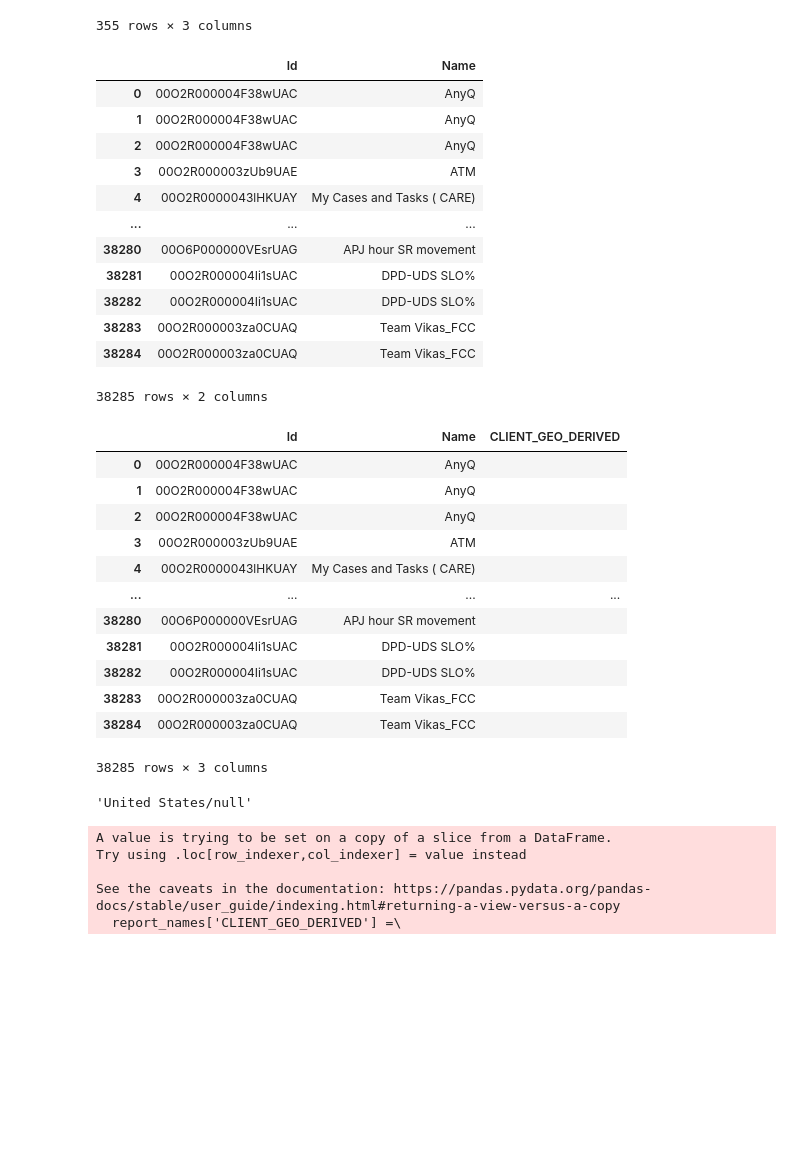
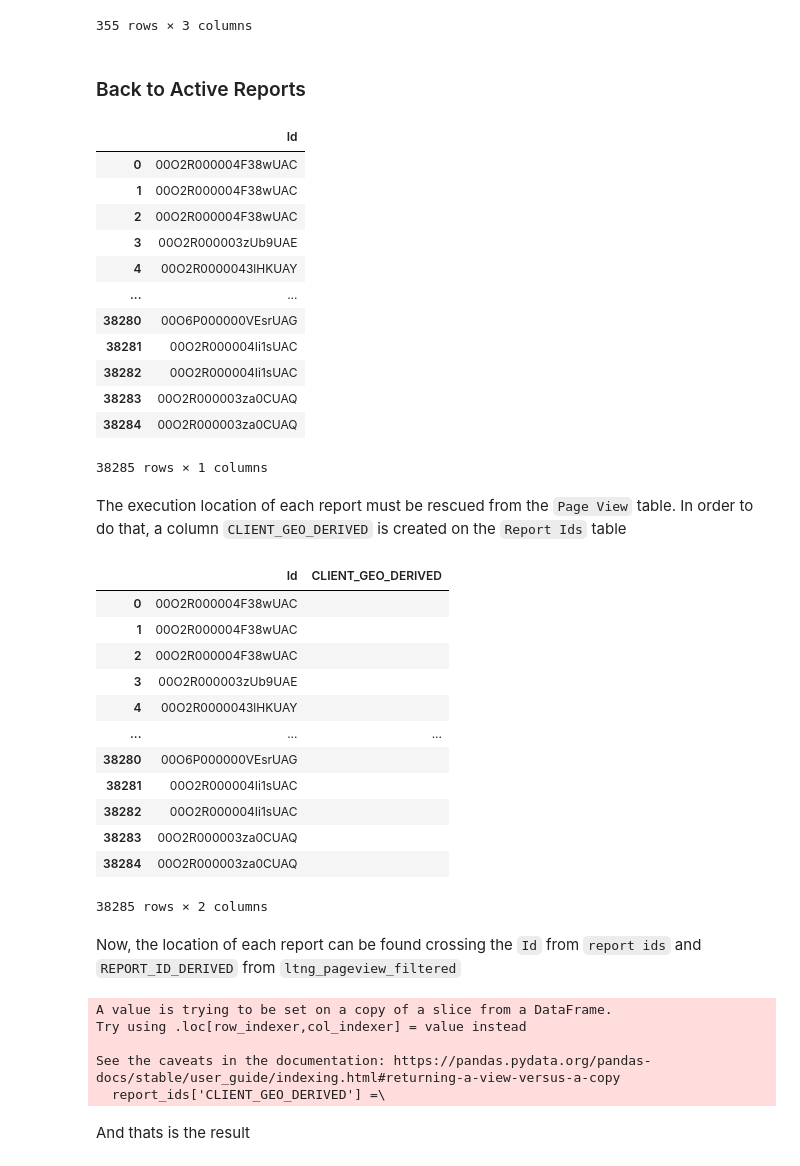
Before and after one commit to dell-splab/lightning-analysis, a Jupyter notebook: 2.2.1.8.2 What region (or locality) do most of the executions come from.ipynb, the cells around one changed output. Saved outputs shown, nothing was run; the diff lists cells and outputs as text; code cells hidden in the pictures; blank space fills up the shorter version.

```diff
--- a/2.2.1.8.2 What region (or locality) do most of the executions come from.ipynb
+++ b/2.2.1.8.2 What region (or locality) do most of the executions come from.ipynb
@@ -45,3 +67,3 @@ Index(['CreatedById', 'CreatedDate', 'Description', 'DeveloperName',
 # %%
 pageview_cols = ['CLIENT_GEO', 'PAGE_URL']
-report_obj_cols = ['Id', 'Name']
+report_obj_cols = ['Id']
@@ -67,3 +70,3 @@ for event_log_file in os.listdir(ltng_elf_path):
 # %%
 ltng_pageview = ltng_logs['PageView'][pageview_cols]
-report_names = active_reports[report_obj_cols]
+report_ids = active_reports[report_obj_cols]
@@ -121,35 +132,39 @@ ltng_pageview_filtered
 | 997 | United States/null | /lightning/r/Case/5006P000005RdGe... | 5006P000005RdGeQAK |
 | 999 | United States/null | /lightning/r/Case/5006P000004x05Z... | 5006P000004x05ZQAQ |
 355 rows × 3 columns
+# %% [markdown]
+### Back to Active Reports
 # %%
-report_names
+report_ids
 # %% [output]
-|  | Id | Name |
-| 0 | 00O2R000004F38wUAC | AnyQ |
-| 1 | 00O2R000004F38wUAC | AnyQ |
-| 2 | 00O2R000004F38wUAC | AnyQ |
-| 3 | 00O2R000003zUb9UAE | ATM |
-| 4 | 00O2R0000043lHKUAY | My Cases and Tasks ( CARE) |
-| ... | ... | ... |
-| 38280 | 00O6P000000VEsrUAG | APJ hour SR movement |
-| 38281 | 00O2R000004Ii1sUAC | DPD-UDS SLO% |
-| 38282 | 00O2R000004Ii1sUAC | DPD-UDS SLO% |
-| 38283 | 00O2R000003za0CUAQ | Team Vikas_FCC |
-| 38284 | 00O2R000003za0CUAQ | Team Vikas_FCC |
+|  | Id |
+| 0 | 00O2R000004F38wUAC |
+| 1 | 00O2R000004F38wUAC |
+| 2 | 00O2R000004F38wUAC |
+| 3 | 00O2R000003zUb9UAE |
+| 4 | 00O2R0000043lHKUAY |
+| ... | ... |
+| 38280 | 00O6P000000VEsrUAG |
+| 38281 | 00O2R000004Ii1sUAC |
+| 38282 | 00O2R000004Ii1sUAC |
+| 38283 | 00O2R000003za0CUAQ |
+| 38284 | 00O2R000003za0CUAQ |
-38285 rows × 2 columns
+38285 rows × 1 columns
+# %% [markdown]
+The execution location of each report must be rescued from the `Page View` table. In order to do that, a column `CLIENT_GEO_DERIVED` is created on the `Report Ids` table
 # %%
-report_names.assign(CLIENT_GEO_DERIVED="")
+report_ids.assign(CLIENT_GEO_DERIVED="")
 # %% [output]
-|  | Id | Name | CLIENT_GEO_DERIVED |
-| 0 | 00O2R000004F38wUAC | AnyQ |  |
-| 1 | 00O2R000004F38wUAC | AnyQ |  |
-| 2 | 00O2R000004F38wUAC | AnyQ |  |
-| 3 | 00O2R000003zUb9UAE | ATM |  |
-| 4 | 00O2R0000043lHKUAY | My Cases and Tasks ( CARE) |  |
-| ... | ... | ... | ... |
-| 38280 | 00O6P000000VEsrUAG | APJ hour SR movement |  |
-| 38281 | 00O2R000004Ii1sUAC | DPD-UDS SLO% |  |
-| 38282 | 00O2R000004Ii1sUAC | DPD-UDS SLO% |  |
-| 38283 | 00O2R000003za0CUAQ | Team Vikas_FCC |  |
-| 38284 | 00O2R000003za0CUAQ | Team Vikas_FCC |  |
+|  | Id | CLIENT_GEO_DERIVED |
+| 0 | 00O2R000004F38wUAC |  |
+| 1 | 00O2R000004F38wUAC |  |
+| 2 | 00O2R000004F38wUAC |  |
+| 3 | 00O2R000003zUb9UAE |  |
+| 4 | 00O2R0000043lHKUAY |  |
+| ... | ... | ... |
+| 38280 | 00O6P000000VEsrUAG |  |
+| 38281 | 00O2R000004Ii1sUAC |  |
+| 38282 | 00O2R000004Ii1sUAC |  |
+| 38283 | 00O2R000003za0CUAQ |  |
+| 38284 | 00O2R000003za0CUAQ |  |
-38285 rows × 3 columns
+38285 rows × 2 columns
@@ -160,17 +173,17 @@ def find_report_geo(report_id):
     reports_with_location = ltng_pageview_filtered.loc[ltng_pageview_filtered['REPORT_ID_DERIVED'] == report_id]
     geo_location = reports_with_location['CLIENT_GEO'].tolist()
     return geo_location[0] if geo_location else float('NaN')
-
-find_report_geo('5006P000004EKLzQAO')
-# %% [output]
-'United States/null'
+# %% [markdown]
+Now, the location of each report can be found crossing the `Id` from `report ids` and `REPORT_ID_DERIVED` from `ltng_pageview_filtered`
 # %%
-report_names['CLIENT_GEO_DERIVED'] =\
-    report_names.Id.apply(lambda report_id: find_report_geo(report_id))
+report_ids['CLIENT_GEO_DERIVED'] =\
+    report_ids.Id.apply(lambda report_id: find_report_geo(report_id))
 # %% [output]
 A value is trying to be set on a copy of a slice from a DataFrame.
 Try using .loc[row_indexer,col_indexer] = value instead
 
 See the caveats in the documentation: https://pandas.pydata.org/pandas-docs/stable/user_guide/indexing.html#returning-a-view-versus-a-copy
-  report_names['CLIENT_GEO_DERIVED'] =\
+  report_ids['CLIENT_GEO_DERIVED'] =\
+# %% [markdown]
+And thats is the result
 # %%
```
Also changed, not shown: parts of 21 cells of this notebook.
